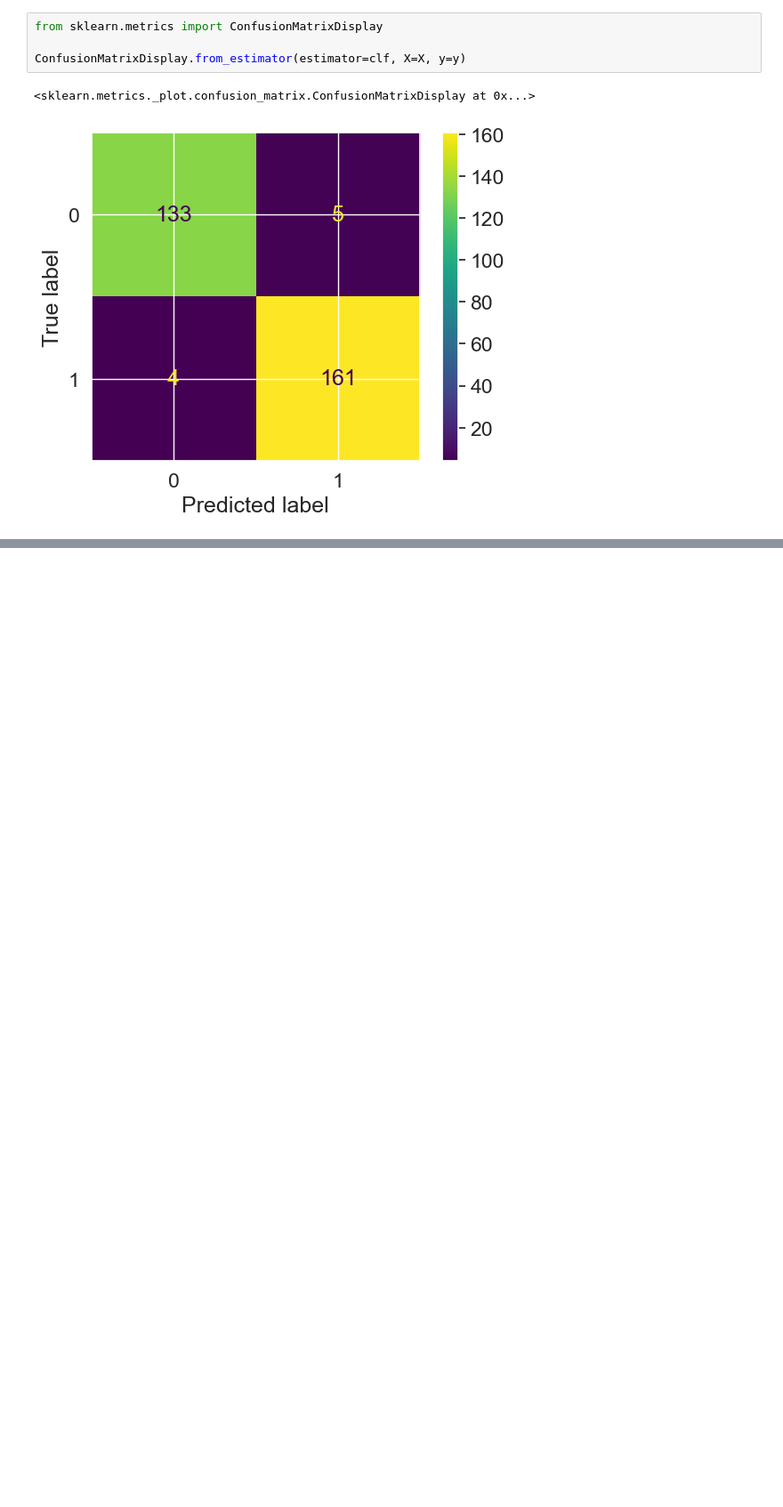
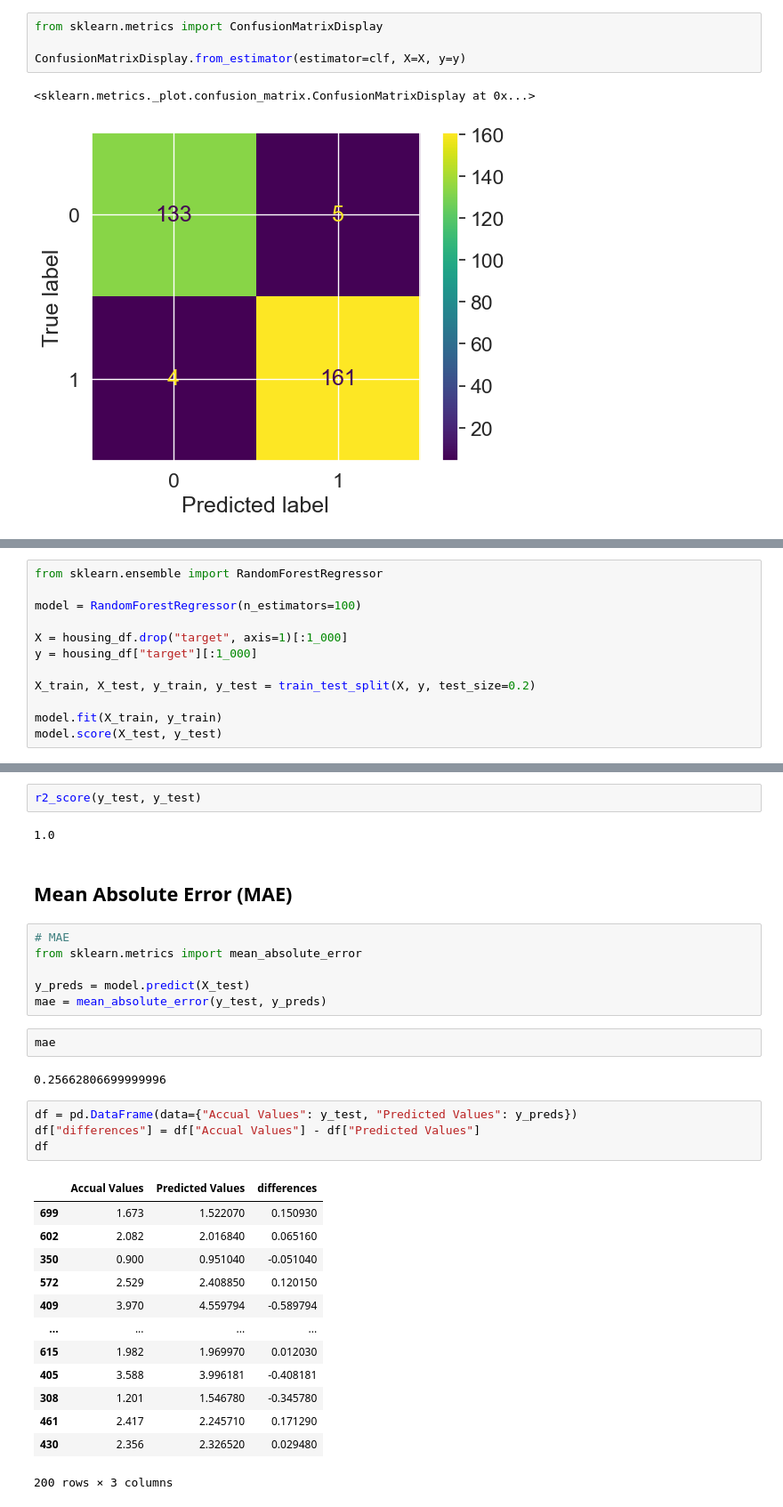
Before and after one commit to AliAbdallah454/ZTMMlCourse, a Jupyter notebook: scikit-learn/scikit-learn2.ipynb, the cells around one changed output, grey strips where cells are left out. Shown: that part at 89% size. Cells and saved outputs as stored; diff of their text form; blank space fills up the shorter version.

```diff
--- a/scikit-learn/scikit-learn2.ipynb
+++ b/scikit-learn/scikit-learn2.ipynb
@@ -185,0 +209,12 @@ weighted avg       0.85      0.85      0.85        61
+# %%
+from sklearn.ensemble import RandomForestRegressor
+
+model = RandomForestRegressor(n_estimators=100)
+
+X = housing_df.drop("target", axis=1)[:1_000]
+y = housing_df["target"][:1_000]
+
+X_train, X_test, y_train, y_test = train_test_split(X, y, test_size=0.2)
+
+model.fit(X_train, y_train)
+model.score(X_test, y_test)
@@ -185,0 +237,34 @@ weighted avg       0.85      0.85      0.85        61
+# %%
+r2_score(y_test, y_test)
+# %% [output]
+1.0
+# %% [markdown]
+## Mean Absolute Error (MAE)
+# %%
+# MAE
+from sklearn.metrics import mean_absolute_error
+
+y_preds = model.predict(X_test)
+mae = mean_absolute_error(y_test, y_preds)
+# %%
+mae
+# %% [output]
+0.25662806699999996
+# %%
+df = pd.DataFrame(data={"Accual Values": y_test, "Predicted Values": y_preds})
+df["differences"] = df["Accual Values"] - df["Predicted Values"]
+df
+# %% [output]
+|  | Accual Values | Predicted Values | differences |
+| 699 | 1.673 | 1.522070 | 0.150930 |
+| 602 | 2.082 | 2.016840 | 0.065160 |
+| 350 | 0.900 | 0.951040 | -0.051040 |
+| 572 | 2.529 | 2.408850 | 0.120150 |
+| 409 | 3.970 | 4.559794 | -0.589794 |
+| ... | ... | ... | ... |
+| 615 | 1.982 | 1.969970 | 0.012030 |
+| 405 | 3.588 | 3.996181 | -0.408181 |
+| 308 | 1.201 | 1.546780 | -0.345780 |
+| 461 | 2.417 | 2.245710 | 0.171290 |
+| 430 | 2.356 | 2.326520 | 0.029480 |
+200 rows × 3 columns
```
Also changed, not shown: parts of 66 cells of this notebook, 2 other files.
